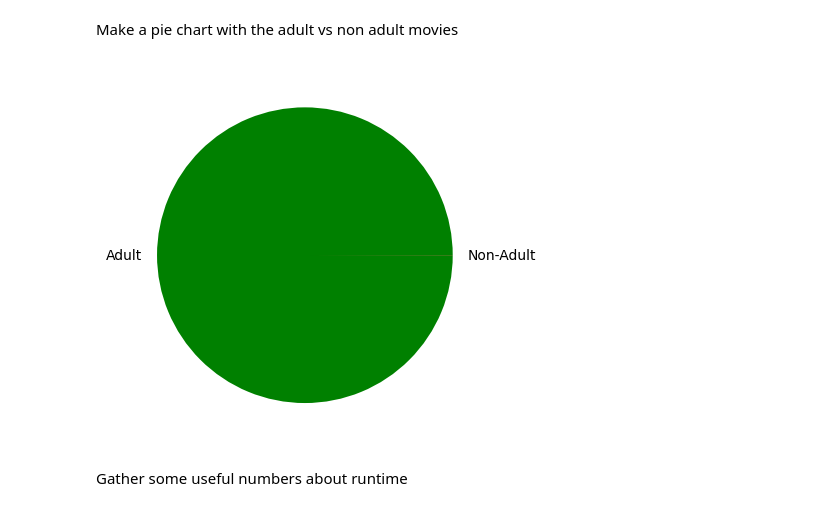
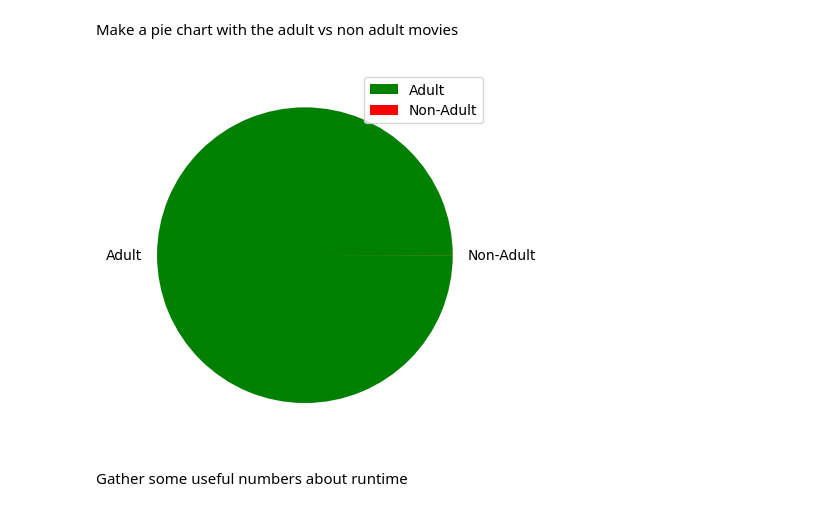
Before and after one commit to EliasMondelaers/datamanagementProject, a Jupyter notebook: Data Preprocessing and Feature Engineering.ipynb, the cells around one changed output. Saved outputs shown, nothing was run; the diff lists cells and outputs as text; code cells hidden in the pictures.

```diff
--- a/Data Preprocessing and Feature Engineering.ipynb
+++ b/Data Preprocessing and Feature Engineering.ipynb
@@ -100,9 +100,10 @@ Make a pie chart with the adult vs non adult movies
 # %%
 labels = ['Adult','Non-Adult']
 plt.pie(df['adult'].value_counts(), colors= ['g','r'],labels=labels)
+plt.legend()
 plt.show()
 # %% [output]
-[figure, old version]
+[figure, new version]
 # %% [markdown]
 Gather some useful numbers about runtime
 # %%
```
Also changed, not shown: 1 other file.
